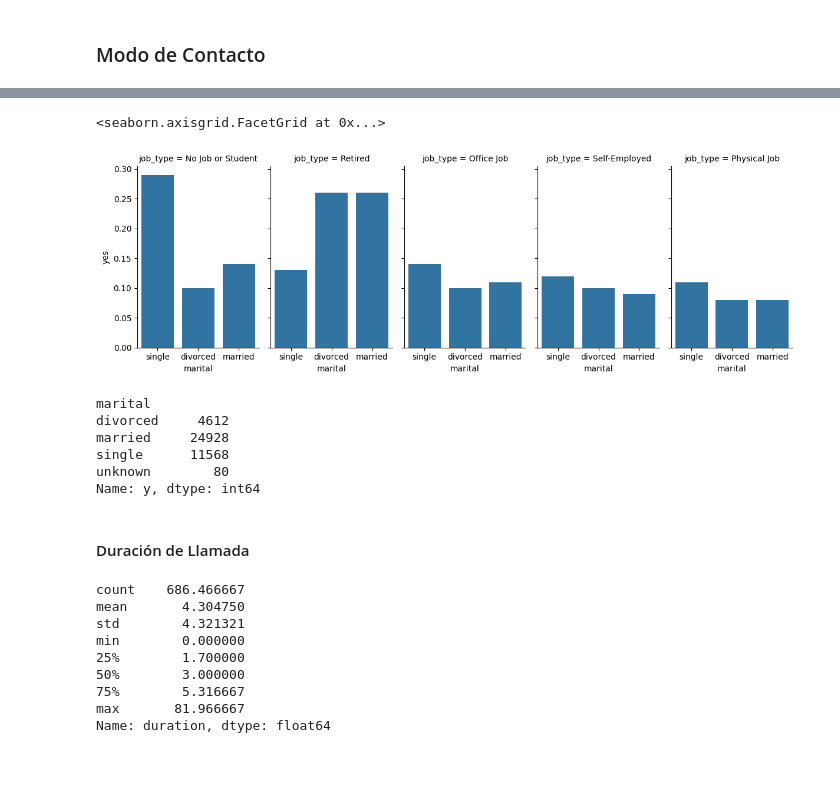
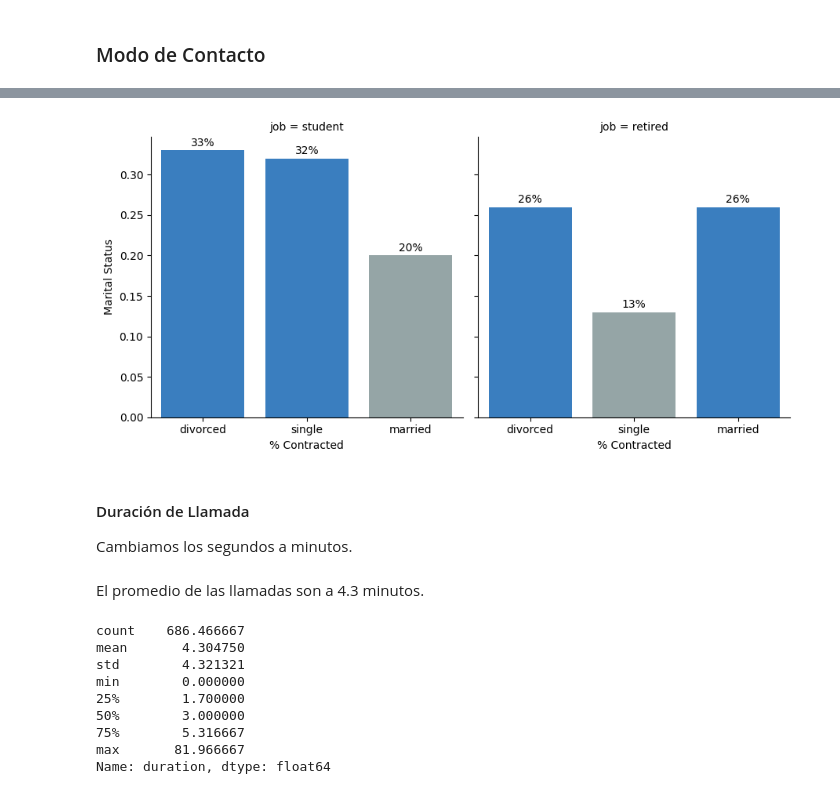
Before and after one commit to diegodelarubia/Trabajo_Final_Master-TFM-, a Jupyter notebook: TFM_Fintech/TFM_Final/main.ipynb, the cells around one changed output, grey strips where cells are left out. Drawn from its saved outputs; the diff is of its cells as text; code cells hidden in the pictures; blank space fills up the shorter version.

```diff
--- a/TFM_Fintech/TFM_Final/main.ipynb
+++ b/TFM_Fintech/TFM_Final/main.ipynb
@@ -576,6 +581,8 @@ df.groupby('job')['y'].value_counts(normalize= True).round(2).reset_index().pivo
 | unemployed | 0.86 | 0.14 |
 | unknown | 0.89 | 0.11 |
 # %%
+fig, ax = plt.subplots(figsize=(10, 8))
+
 ax = sns.barplot(
     df.groupby('job')['y']
       .value_counts(normalize=True)
@@ -587,6 +594,16 @@ ax = sns.barplot(
     y='job'
 )
 
+ax.set(xlabel='% Contracted', ylabel='Employment')
+
 for container in ax.containers:
-    ax.bar_label(container, fontsize=10)
+    ax.bar_label(container, fontsize=10, fmt=lambda x: f'{x:.0%}')
+
+for i, patch in enumerate(ax.patches):
+    if i < 2:
+        patch.set_facecolor("#3a7ebf")
+    else:
+        patch.set_facecolor('#95a5a6')
+
+plt.show()
 # %% [output]
@@ -594,3 +610,0 @@ for container in ax.containers:
-# %%
-# Creando un nuevo campo.
-df['job_type'] = df['job'].apply(lambda x: jobType(x))
@@ -639,3 +610,0 @@ ax.bar_label(ax.containers[0], fontsize=10)
-# %%
-# Creando un campo para analisar tipo de educación.
-df['education_type'] = df['education'].apply(lambda x: educationType(x))
@@ -744,29 +641,42 @@ ax.bar_label(ax.containers[0], fontsize=10)
 # %%
 # Unknown represents 80 out of 41k columns. Remove. Also removing unknown job people since that is also less than 1%.
 
-sns.catplot(
-    data= df.query('job != "unknown"').groupby(['marital','job_type'])['y'].value_counts(normalize= True).round(2).reset_index().query('marital != "unknown"').pivot(index= ['marital','job_type'], columns = 'y', values = 'proportion').sort_values(by = 'yes', ascending= False),
+# fig, ax = plt.subplots(figsize=(6, 12))
+
+ax = sns.catplot(
+    data= df.query('job == "student" | job == "retired"')
+        .groupby(['marital','job'])['y']
+        .value_counts(normalize= True)
+        .round(2).reset_index().query('marital != "unknown"')
+        .pivot(index= ['marital','job'], columns = 'y', values = 'proportion')
+        .sort_values(by = 'yes', ascending= False),
     x= "marital",
     y= "yes",
-    col= "job_type",
-    kind="bar", height=4, aspect=.6,
+    col= "job",
+    kind="bar", height=4.5, aspect=1
 )
+
+for ax in ax.axes.flat:
+    ax.set(xlabel='% Contracted', ylabel='Marital Status')
+    for container in ax.containers:
+        for bar in container:
+            if bar.get_height() > 0.25:
+                bar.set_facecolor('#3a7ebf')  # highlight color
+            else:
+                bar.set_facecolor('#95a5a6')  # muted default
+        ax.bar_label(container, fontsize=10, fmt=lambda x: f'{x:.0%}', padding= 2)
+
+plt.show()
 # %% [output]
-<seaborn.axisgrid.FacetGrid at 0x...>
-[figure, old version]
+[figure, new version]
-# %%
-df.groupby('marital')['y'].count()
-# %% [output]
-marital
-divorced     4612
-married     24928
-single      11568
-unknown        80
-Name: y, dtype: int64
 # %% [markdown]
 #### Duración de Llamada
+
+Cambiamos los segundos a minutos.
 # %%
 df['duration_minutes'] = df['duration'] / 60
+# %% [markdown]
+El promedio de las llamadas son a 4.3 minutos.
 # %%
 df.duration.describe() / 60
 # %% [output]
```
Also changed, not shown: parts of 81 cells of this notebook, 4 other files.
